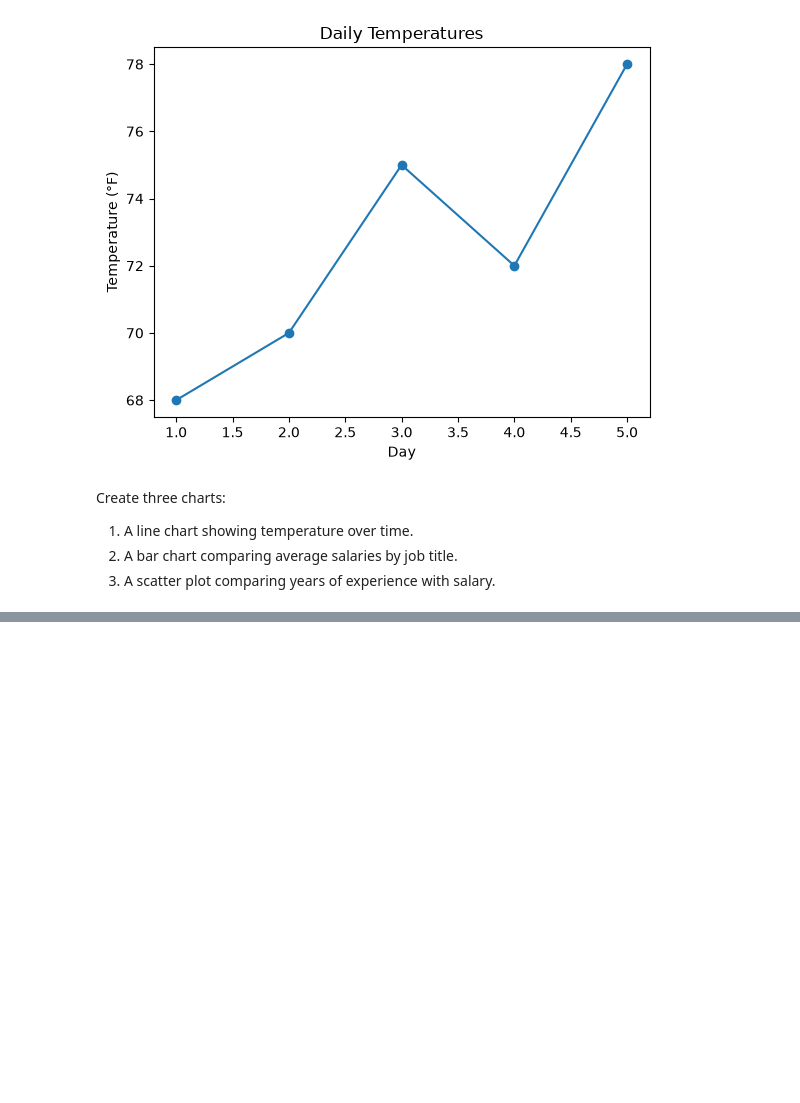
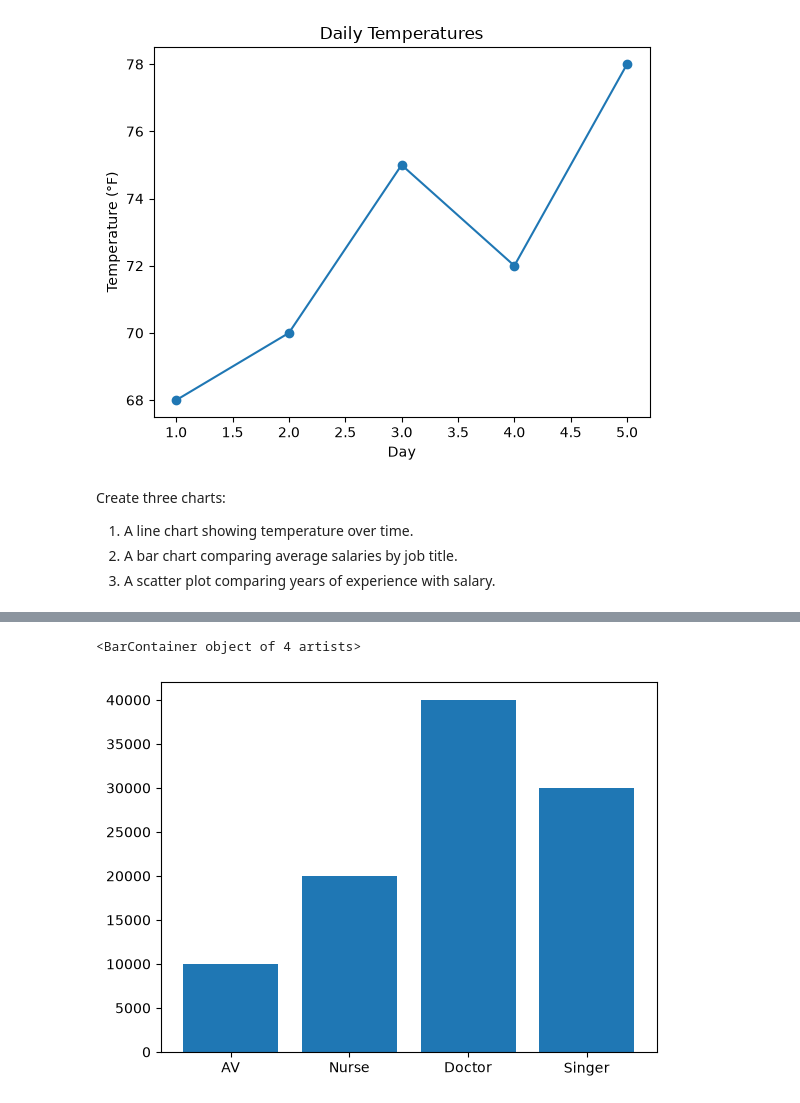
Before and after one commit to anhquang2605/Python-Learning, a Jupyter notebook: day 10.ipynb, the cells around one changed output, grey strips where cells are left out. Saved outputs shown, nothing was run; the diff lists cells and outputs as text; code cells hidden in the pictures; blank space fills up the shorter version.

```diff
--- a/day 10.ipynb
+++ b/day 10.ipynb
@@ -28,0 +39,7 @@ Create three charts:
+# %%
+salaries = [10000, 20000, 40000, 30000]
+titles = ['AV', 'Nurse', "Doctor", "Singer"]
+plt.bar(titles, salaries)
+# %% [output]
+<BarContainer object of 4 artists>
+[figure, added]
```
Also changed, not shown: parts of 4 cells of this notebook.
